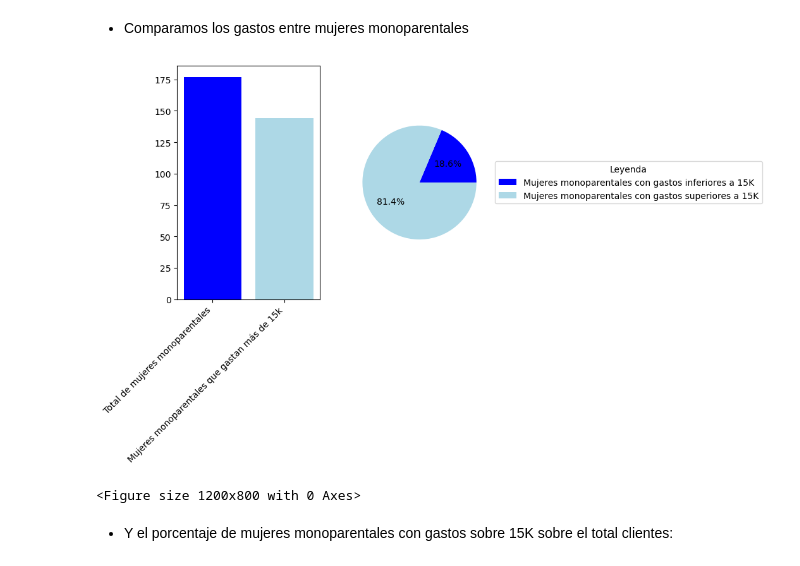
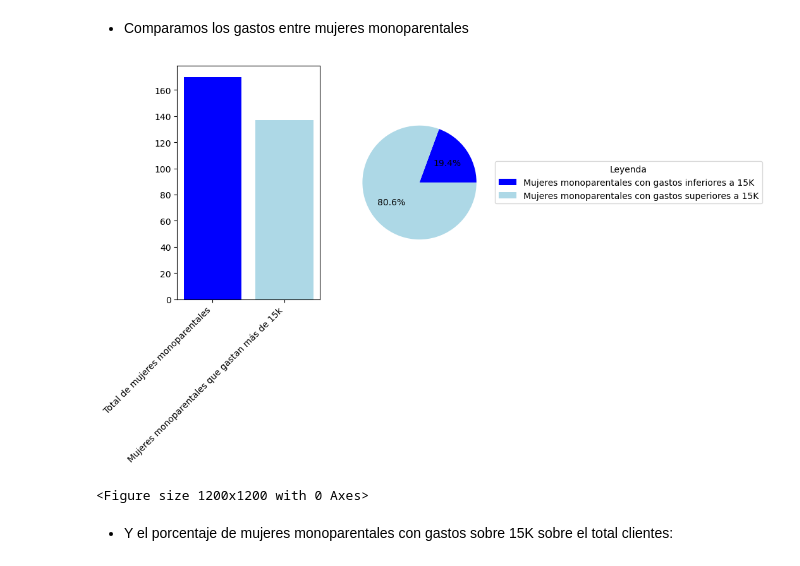
Before and after one commit to LauraDanielamg/TechnicalTestBipi, a Jupyter notebook: TechnicalTest.ipynb, the cells around one changed output. Drawn from its saved outputs; the diff is of its cells as text; code cells hidden in the pictures.

```diff
--- a/TechnicalTest.ipynb
+++ b/TechnicalTest.ipynb
@@ -146,3 +70,0 @@ Dado el [dataset](https://github.com/LauraDanielamg/TechnicalTestBipiCSV/blob/ma
-# %%
-df = pd.read_csv(source)
-df
@@ -259,0 +125,2 @@ Por ejemplo:
+# %%
+df['Age of Work Entry'] = df['Age'] - df['Work Experience']
@@ -259,0 +152,3 @@ Por ejemplo:
+# %%
+experience_less_than_age = df['Work Experience'] <= df['Age']
+df = df[experience_less_than_age]
@@ -286,33 +217,34 @@ Mujeres monoparentales que han gastado más de 15.000 dólares:  144
 # %%
 df_females_single_parents_under_15k = df[females & single_parent & annual_spending_under_15K]
 num_females_single_parents_under_15k = len(df_females_single_parents_under_15k)
+# %%
+#Datos para los graficos
+bar_data = [total_females_single_parents, num_females_single_parents_over_15k]
+bar_labels = ['Total de mujeres monoparentales', 'Mujeres monoparentales que gastan más de 15k']
+pie_data = [num_females_single_parents_under_15k, num_females_single_parents_over_15k]
+pie_labels = ["Mujeres monoparentales con gastos inferiores a 15K", "Mujeres monoparentales con gastos superiores a 15K"]
+colors = ['blue', 'lightblue']
 # %%
-datos = [total_females_single_parents, num_females_single_parents_over_15k]
-etiquetas = ['Total de mujeres monoparentales', 'Mujeres monoparentales que gastan más de 15k']
-colores = ['blue', 'lightblue']
-
-# Crear una figura y dos subplots
+#Creamos subplots
 fig, (ax1, ax2) = plt.subplots(1, 2)
-fig = plt.figure(figsize=(12, 8))
+fig = plt.figure(figsize=(12, 12))
 
 #Grafico de barras
-ax1.bar(etiquetas, datos, color=colores)
-ax1.set_xticks(np.arange(len(etiquetas)))
-ax1.set_xticklabels(etiquetas, rotation=45, ha='right')
+ax1.bar(bar_labels, bar_data, color=colors)
+ax1.set_xticks(np.arange(len(bar_labels)))
+ax1.set_xticklabels(bar_labels, rotation=45, ha='right')
 
 # Gráfico de pie
-datos_pie = [num_females_single_parents_under_15k, num_females_single_parents_15k]
-labels = ["Mujeres monoparentales con gastos inferiores a 15K", "Mujeres monoparentales con gastos superiores a 15K"]
-ax2.pie(datos_pie,  colors = colores, autopct='%1.1f%%')
-ax2.legend(title='Leyenda', labels = labels , loc='center left', bbox_to_anchor=(1, 0.5))
+ax2.pie(pie_data,  colors = colors, autopct='%1.1f%%')
+ax2.legend(title='Leyenda', labels = pie_labels , loc='center left', bbox_to_anchor=(1, 0.5))
 
 # Ajustar la disposición de los subplots
 fig.tight_layout()
 
 # Mostrar la figura completa
 plt.show()
 # %% [output]
-[figure, old version]
+[figure, new version]
-<Figure size 1200x800 with 0 Axes>
+<Figure size 1200x1200 with 0 Axes>
 # %% [markdown]
 * Y el porcentaje de mujeres monoparentales con gastos sobre 15K sobre el total clientes:
```
Also changed, not shown: parts of 86 cells of this notebook.
